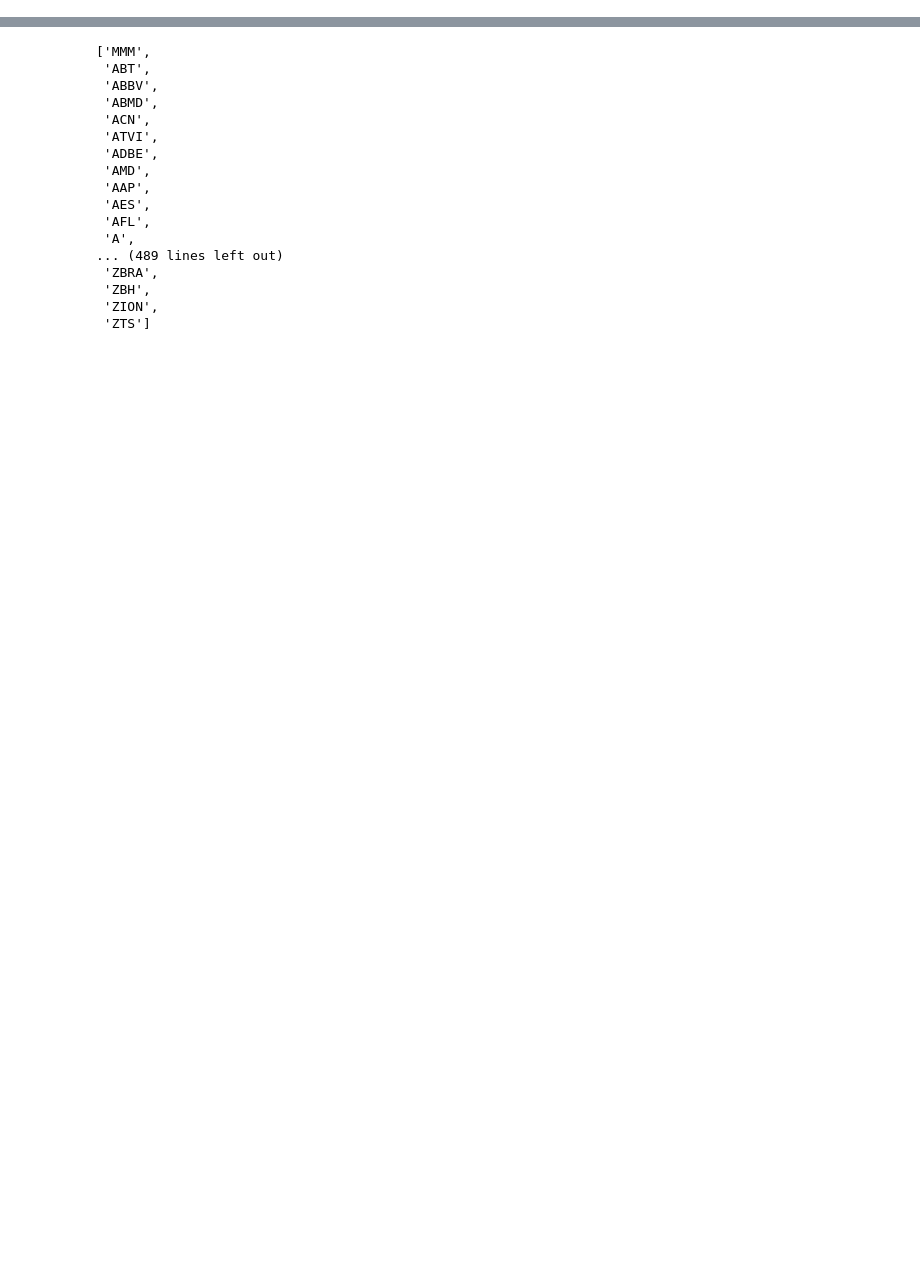
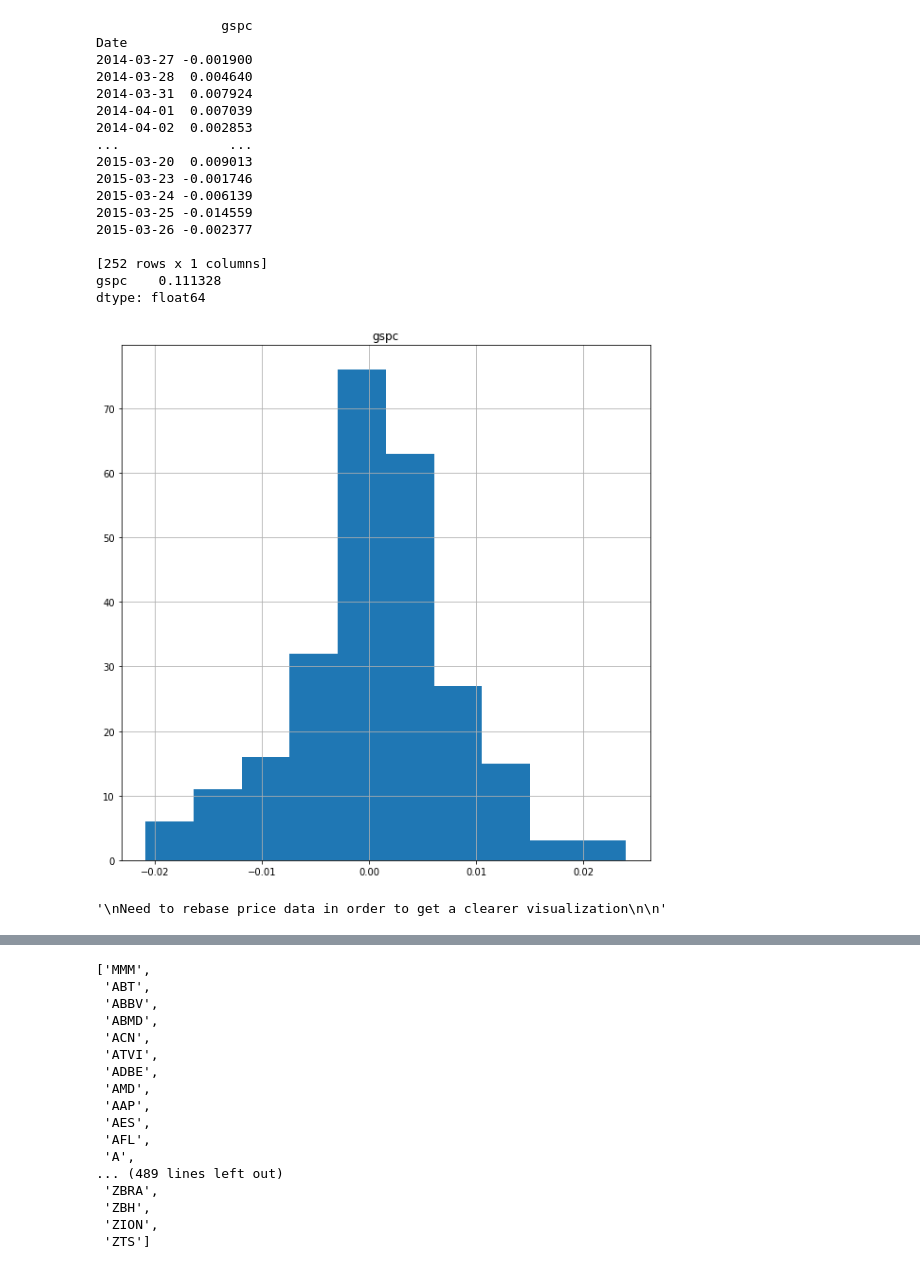
Before and after one commit to CAP4770-group9-project/final-project, a Jupyter notebook: final_notebook.ipynb, the cells around one changed output, grey strips where cells are left out. Drawn from its saved outputs; the diff is of its cells as text; code cells hidden in the pictures; blank space fills up the shorter version.

```diff
--- a/final_notebook.ipynb
+++ b/final_notebook.ipynb
@@ -15,0 +184,38 @@ The stock names can be found by obtaining an array of all the stocks in the S&P
+# %%
+#plot index overall returns
+returns = prices.to_returns().dropna()
+print(returns)
+print(returns.mean() *252)
+ax = returns.hist(figsize=(10,10))
+# %% [output]
+                gspc
+Date
+2014-03-27 -0.001900
+2014-03-28  0.004640
+2014-03-31  0.007924
+2014-04-01  0.007039
+2014-04-02  0.002853
+...              ...
+2015-03-20  0.009013
+2015-03-23 -0.001746
+2015-03-24 -0.006139
+2015-03-25 -0.014559
+2015-03-26 -0.002377
+
+[252 rows x 1 columns]
+gspc    0.111328
+dtype: float64
+[figure, added]
+# %%
+"""
+Need to rebase price data in order to get a clearer visualization
+
+"""
+
+#plot only training data 2015
+#plt.figure()
+#for j in range(0, len(availableStocks)):
+#  plt.plot(grouped_day[j].size().index, grouped_day_stocks[j]['Close'])
+#plt.show()
+# %% [output]
+'\nNeed to rebase price data in order to get a clearer visualization\n\n'
```
Also changed, not shown: parts of 128 cells of this notebook.
